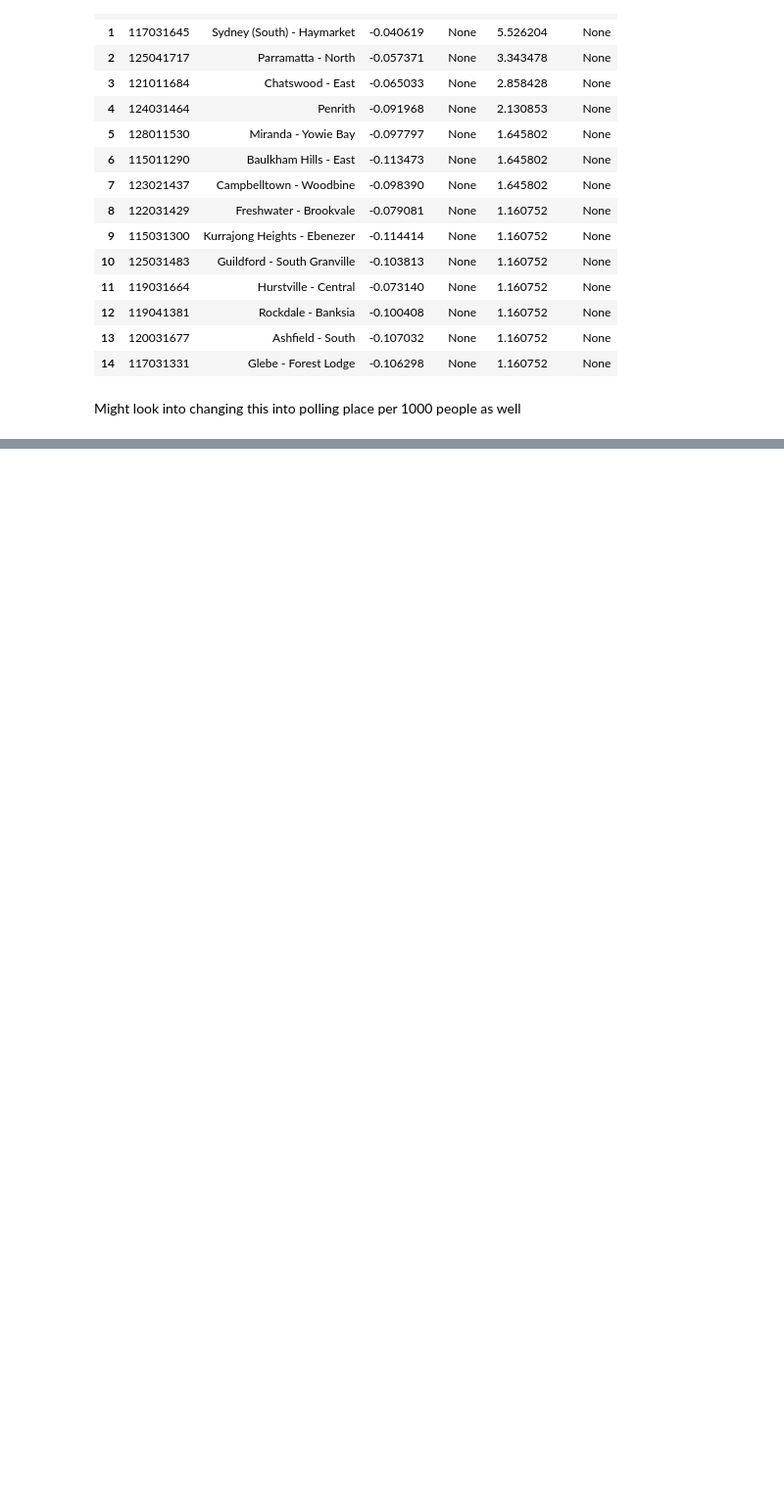
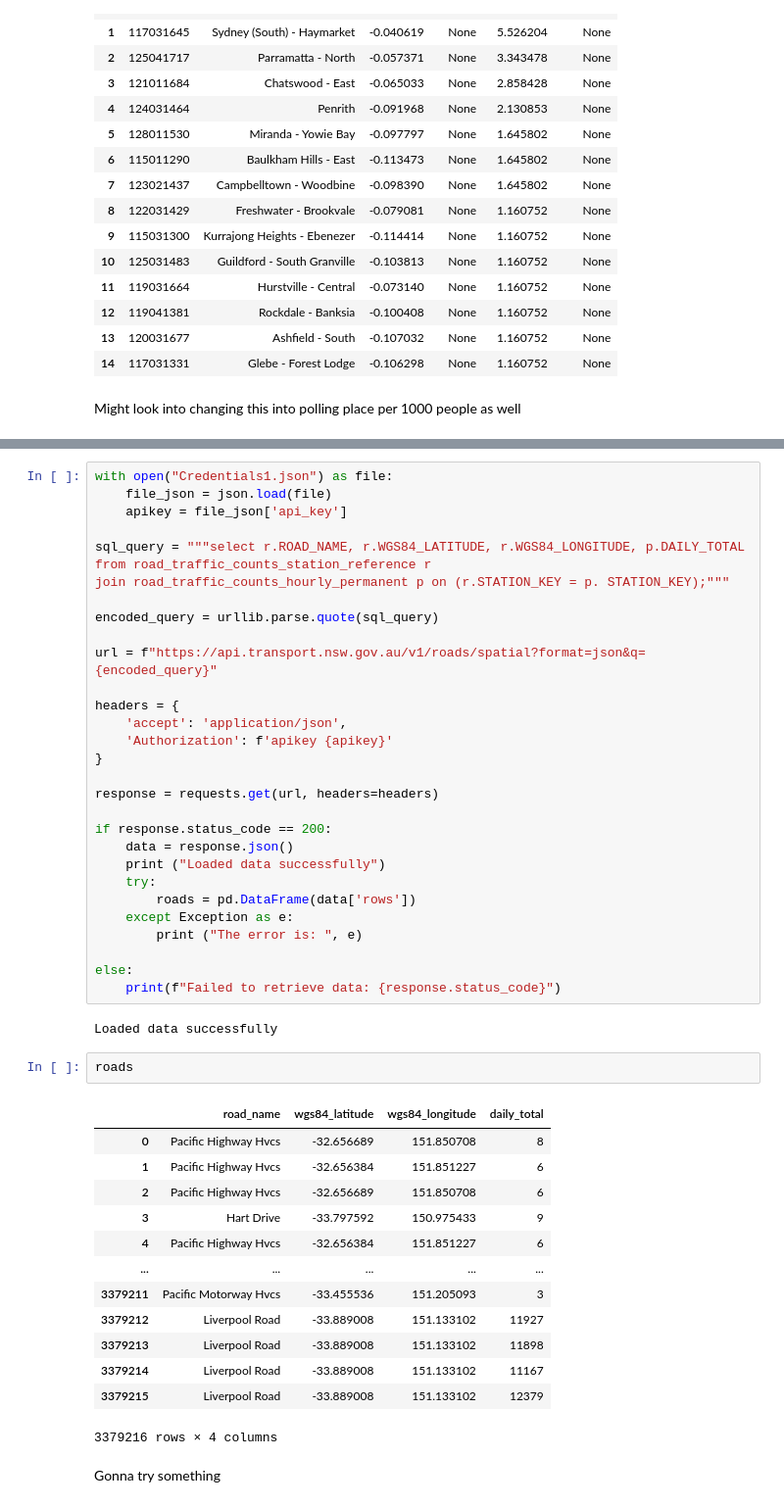
Before and after one commit to infernocadet/greater-sydney-analysis, a Jupyter notebook: Greater Sydney Analysis.ipynb, the cells around one changed output, grey strips where cells are left out. Shown at 98% size. Drawn from its saved outputs; the diff is of its cells as text; blank space fills up the shorter version.

```diff
--- a/Greater Sydney Analysis.ipynb
+++ b/Greater Sydney Analysis.ipynb
@@ -2424,0 +2432,50 @@ LIMIT 40;
+# %%
+with open("Credentials1.json") as file:
+    file_json = json.load(file)
+    apikey = file_json['api_key']
+
+sql_query = """select r.ROAD_NAME, r.WGS84_LATITUDE, r.WGS84_LONGITUDE, p.DAILY_TOTAL
+from road_traffic_counts_station_reference r
+join road_traffic_counts_hourly_permanent p on (r.STATION_KEY = p. STATION_KEY);"""
+
+encoded_query = urllib.parse.quote(sql_query)
+
+url = f"https://api.transport.nsw.gov.au/v1/roads/spatial?format=json&q={encoded_query}"
+
+headers = {
+    'accept': 'application/json',
+    'Authorization': f'apikey {apikey}'
+}
+
+response = requests.get(url, headers=headers)
+
+if response.status_code == 200:
+    data = response.json()
+    print ("Loaded data successfully")
+    try:
+        roads = pd.DataFrame(data['rows'])
+    except Exception as e:
+        print ("The error is: ", e)
+
+else:
+    print(f"Failed to retrieve data: {response.status_code}")
+# %% [output]
+Loaded data successfully
+# %%
+roads
+# %% [output]
+|  | road_name | wgs84_latitude | wgs84_longitude | daily_total |
+| 0 | Pacific Highway Hvcs | -32.656689 | 151.850708 | 8 |
+| 1 | Pacific Highway Hvcs | -32.656384 | 151.851227 | 6 |
+| 2 | Pacific Highway Hvcs | -32.656689 | 151.850708 | 6 |
+| 3 | Hart Drive | -33.797592 | 150.975433 | 9 |
+| 4 | Pacific Highway Hvcs | -32.656384 | 151.851227 | 6 |
+| ... | ... | ... | ... | ... |
+| 3379211 | Pacific Motorway Hvcs | -33.455536 | 151.205093 | 3 |
+| 3379212 | Liverpool Road | -33.889008 | 151.133102 | 11927 |
+| 3379213 | Liverpool Road | -33.889008 | 151.133102 | 11898 |
+| 3379214 | Liverpool Road | -33.889008 | 151.133102 | 11167 |
+| 3379215 | Liverpool Road | -33.889008 | 151.133102 | 12379 |
+3379216 rows × 4 columns
+# %% [markdown]
+Gonna try something
```
Also changed, not shown: parts of 58 cells of this notebook.
